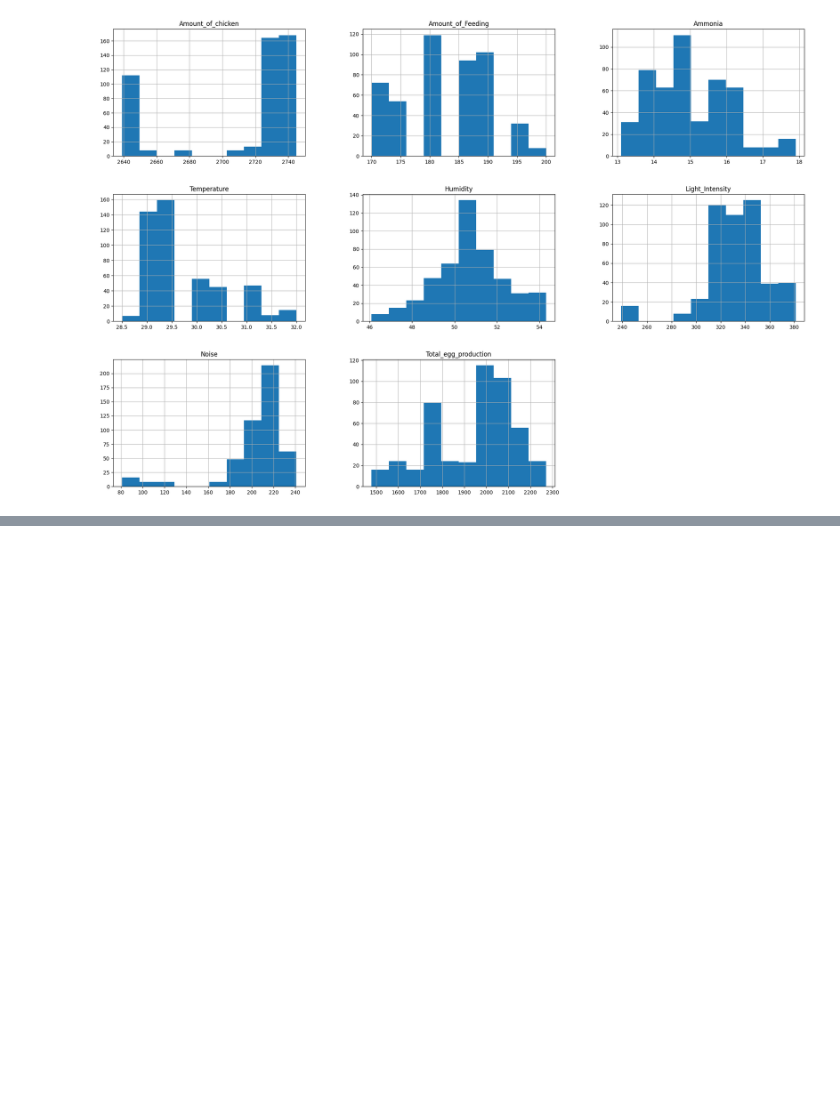
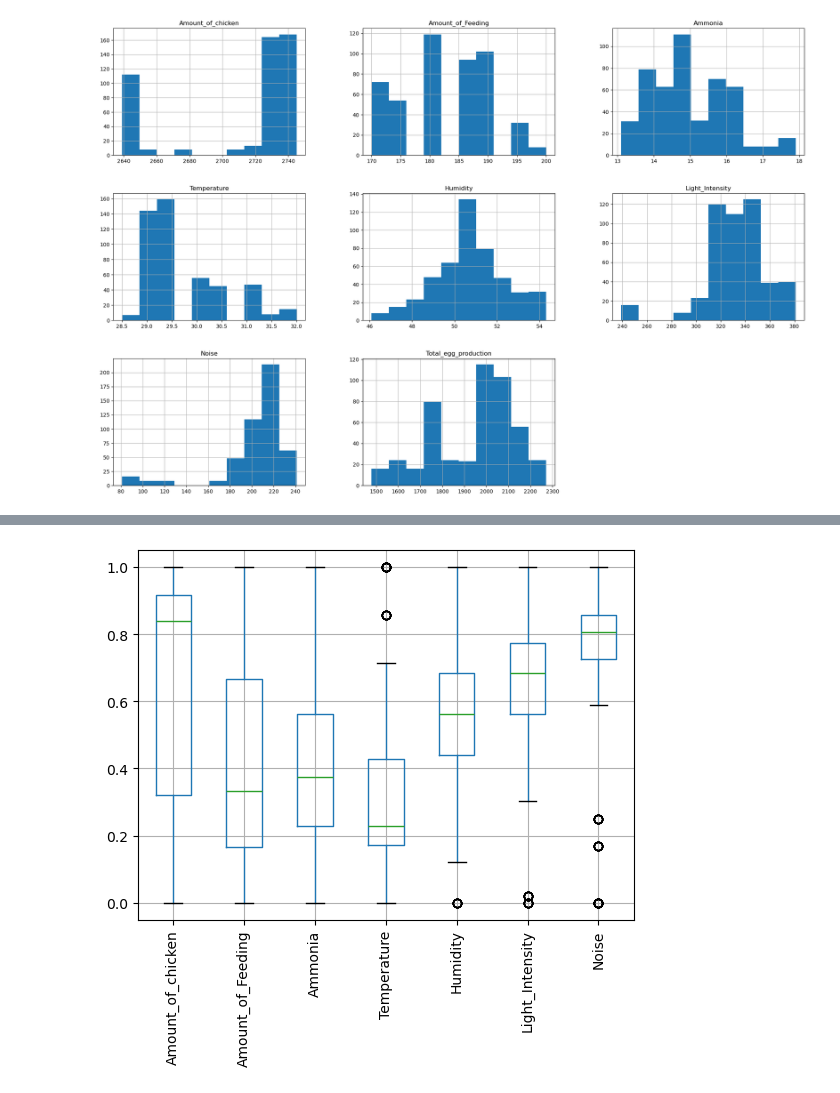
Before and after one commit to ItsJJH/egg-ai-project, a Jupyter notebook: TheNotebook.ipynb, the cells around one changed output, grey strips where cells are left out. Cells and saved outputs as stored; diff of their text form; code cells hidden in the pictures; blank space fills up the shorter version.

Commit message:
Added boxplot, adjust pipeline

```diff
--- a/TheNotebook.ipynb
+++ b/TheNotebook.ipynb
@@ -105,10 +100,13 @@ from sklearn.pipeline import make_pipeline
 from sklearn.preprocessing import StandardScaler
 from sklearn.preprocessing import MinMaxScaler
 # %%
-num_cols = eggs.select_dtypes(include='number')
-num_cols.describe()
+num_cols = eggs.select_dtypes(include='number').columns.to_list()
 
-scaler = MinMaxScaler()
+num_cols.remove('Total_egg_production')
 
-num_cols_scaled = scaler.fit_transform(num_cols)
-preprocessing = ColumnTransformer([('num', scaler, num_cols.columns)], remainder='passthrough')
+num_pipeline = make_pipeline(MinMaxScaler())
+
+# num_cols_scaled = scaler.fit_transform(num_cols)
+preprocessing = ColumnTransformer([('num', num_pipeline, num_cols)], remainder='passthrough')
+
+preprocessing
@@ -115,6 +121,9 @@ preprocessing = ColumnTransformer([('num', scaler, num_cols.columns)], remainder
 # %%
-feature_names = eggs.columns.values.tolist()
+# feature_names = eggs.columns.values.tolist()
 eggs_scaled = preprocessing.fit_transform(eggs)
 
+feature_names = preprocessing.get_feature_names_out()
 eggs_prepared = pd.DataFrame(data=eggs_scaled, columns=feature_names)
-eggs_prepared1 = eggs_prepared.drop(labels='Total_egg_production', axis=1)
+# eggs_prepared1 = eggs_prepared.drop(labels='Total_egg_production', axis=1)
+
+eggs_prepared
@@ -136,0 +160,7 @@ eggs_prepared1
+# %%
+# Box plot of the prepared data
+eggs_prepared.boxplot()
+plt.xticks(rotation='vertical')
+plt.show()
+# %% [output]
+[figure, added]
```
Also changed, not shown: parts of 8 cells of this notebook.
